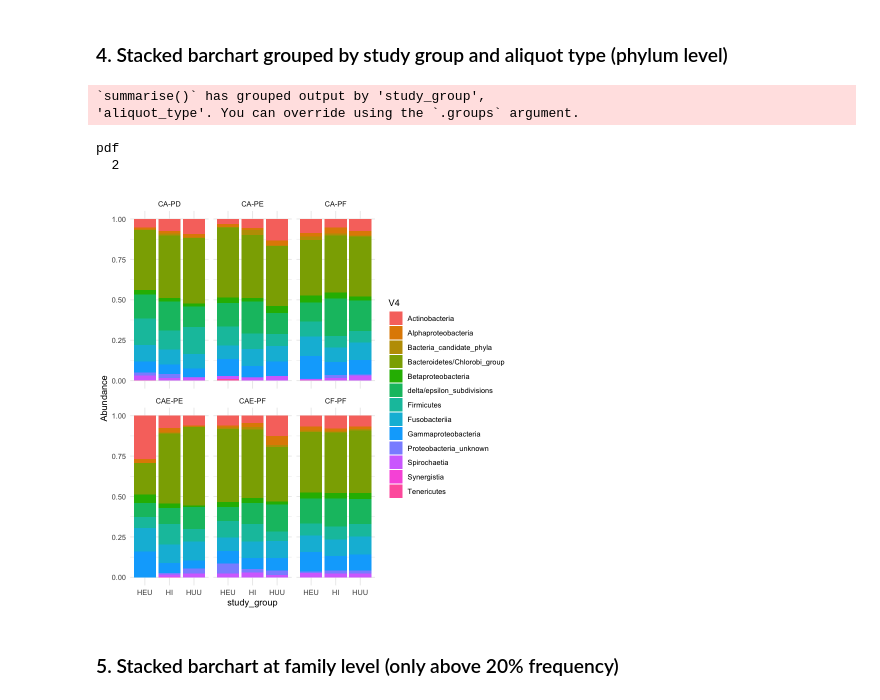
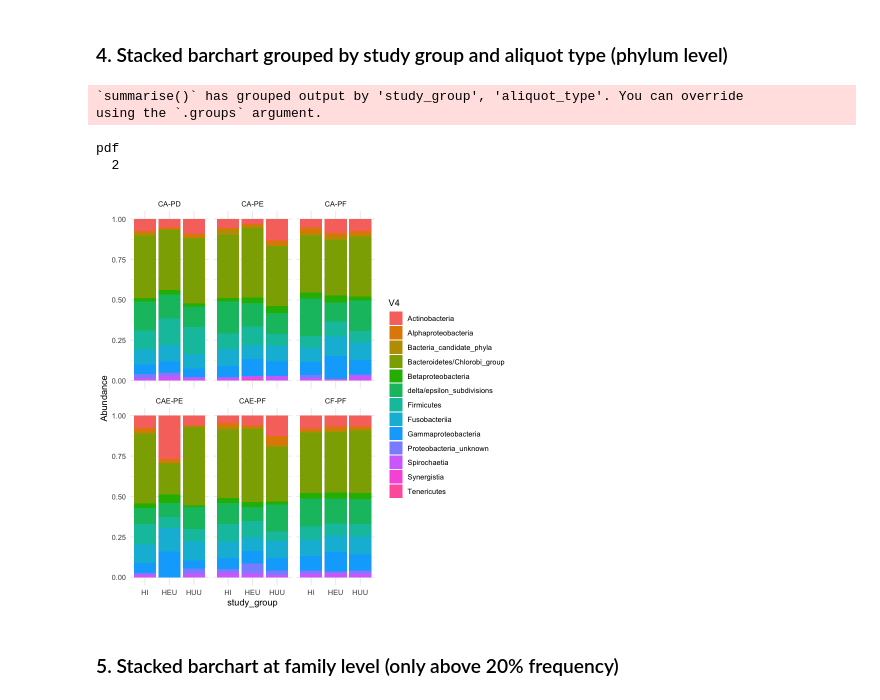
Before and after one commit to aemann01/domhain, a Jupyter notebook: 2022-HIV_oral_microbiome/02-diversity_analyses/diversity_analyses.ipynb, the cells around one changed output. Saved outputs shown, nothing was run; the diff lists cells and outputs as text; code cells hidden in the pictures.

```diff
--- a/2022-HIV_oral_microbiome/02-diversity_analyses/diversity_analyses.ipynb
+++ b/2022-HIV_oral_microbiome/02-diversity_analyses/diversity_analyses.ipynb
@@ -228,18 +307,23 @@ pdf
 # %% [markdown]
 ### 4. Stacked barchart grouped by study group and aliquot type (phylum level)
 # %%
+library(dplyr) # reload library to manage issues between plyr used above
 grouped <- data %>% group_by(study_group, aliquot_type, V4) %>% summarize(Abundance = mean(Abundance))
+# get order of factors right in plot
+grouped$study_group <- as.character(grouped$study_group)
+grouped$study_group <- factor(grouped$study_group, levels=c("HI", "HEU", "HUU"))
+
 taxbarphy <- ggplot(grouped, aes(fill=V4, y=Abundance, x=study_group)) + geom_bar(position="fill", stat="identity") + facet_wrap(~aliquot_type) + theme_minimal()
 taxbarphy
 pdf("img/bar.study_group.phyla.pdf")
 taxbarphy
 dev.off()
 # %% [output]
-`summarise()` has grouped output by 'study_group',
-'aliquot_type'. You can override using the `.groups` argument.
+`summarise()` has grouped output by 'study_group', 'aliquot_type'. You can override
+using the `.groups` argument.
 pdf
   2
-[figure, old version]
+[figure, new version]
 # %% [markdown]
 ### 5. Stacked barchart at family level (only above 20% frequency)
 # %%
```
Also changed, not shown: parts of 19 cells of this notebook, 2 other files.
